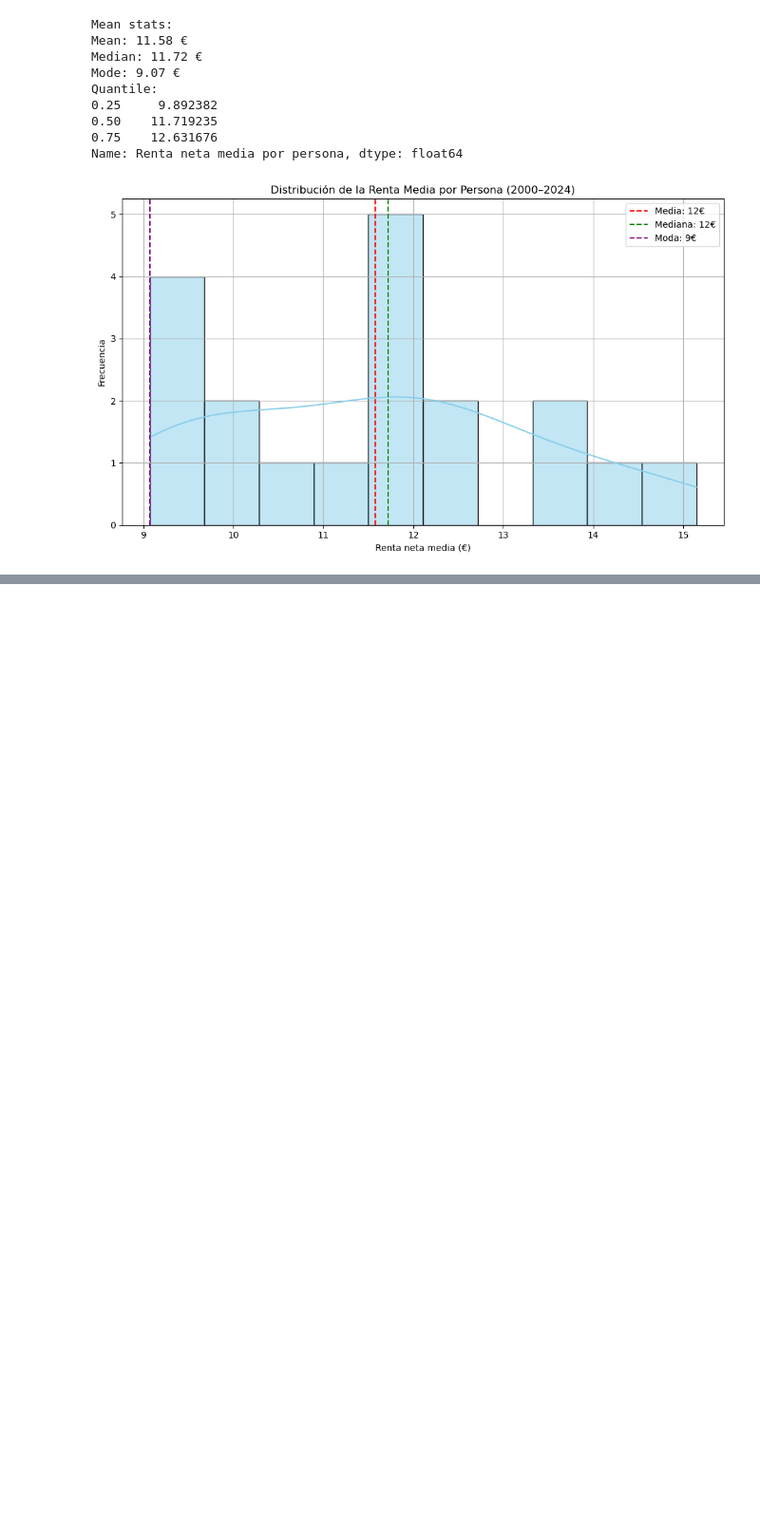
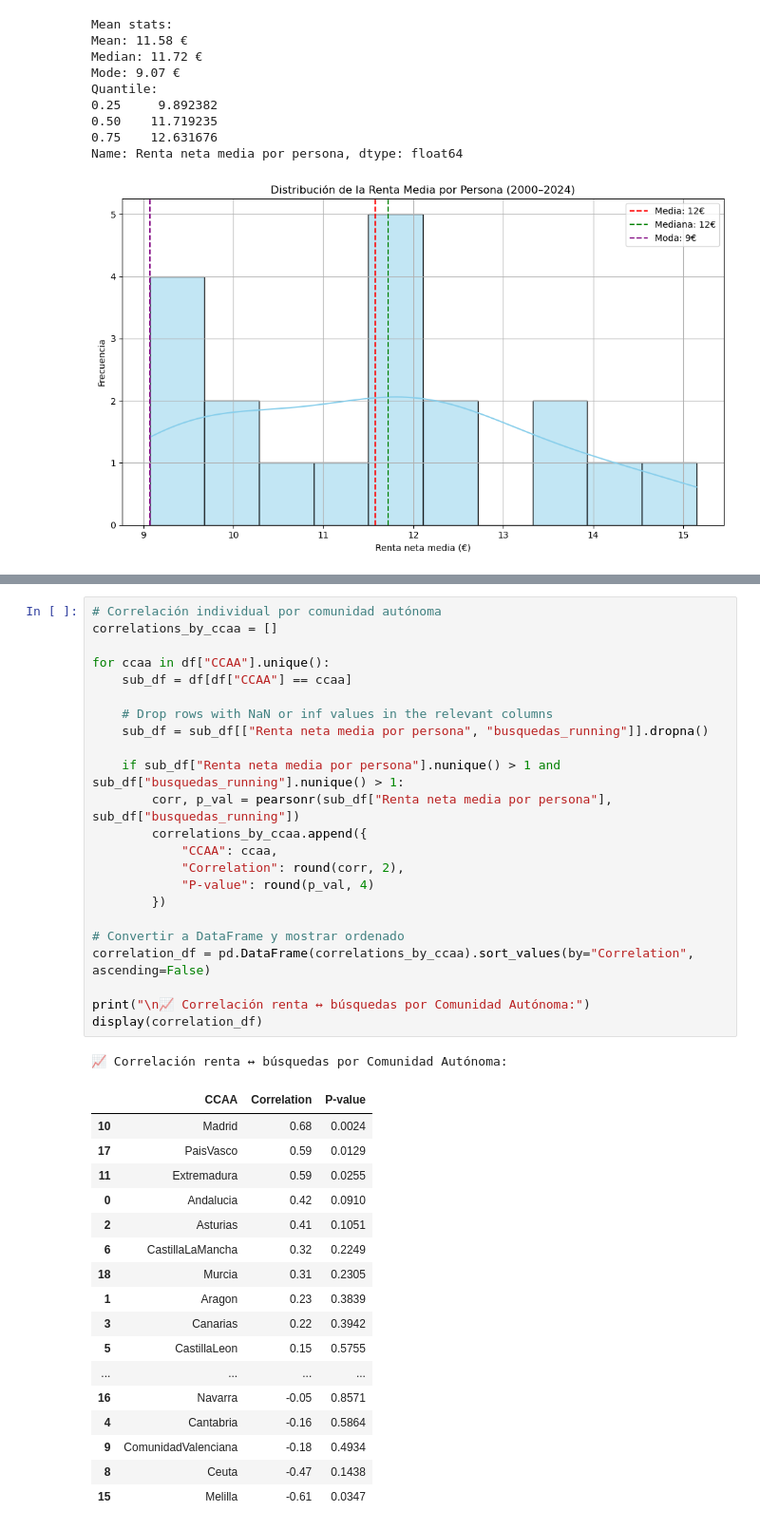
Before and after one commit to EvaMartinMoreno/running-trends, a Jupyter notebook: notebooks/stats_notes.ipynb, the cells around one changed output, grey strips where cells are left out. Shown at 95% size. Cells and saved outputs as stored; diff of their text form; blank space fills up the shorter version.

```diff
--- a/notebooks/stats_notes.ipynb
+++ b/notebooks/stats_notes.ipynb
@@ -379,0 +599,42 @@ NameError: name 'running_dataset' is not defined
+# %%
+# Correlación individual por comunidad autónoma
+correlations_by_ccaa = []
+
+for ccaa in df["CCAA"].unique():
+    sub_df = df[df["CCAA"] == ccaa]
+
+    # Drop rows with NaN or inf values in the relevant columns
+    sub_df = sub_df[["Renta neta media por persona", "busquedas_running"]].dropna()
+
+    if sub_df["Renta neta media por persona"].nunique() > 1 and sub_df["busquedas_running"].nunique() > 1:
+        corr, p_val = pearsonr(sub_df["Renta neta media por persona"], sub_df["busquedas_running"])
+        correlations_by_ccaa.append({
+            "CCAA": ccaa,
+            "Correlation": round(corr, 2),
+            "P-value": round(p_val, 4)
+        })
+
+# Convertir a DataFrame y mostrar ordenado
+correlation_df = pd.DataFrame(correlations_by_ccaa).sort_values(by="Correlation", ascending=False)
+
+print("\n📈 Correlación renta ↔ búsquedas por Comunidad Autónoma:")
+display(correlation_df)
+# %% [output]
+📈 Correlación renta ↔ búsquedas por Comunidad Autónoma:
+|  | CCAA | Correlation | P-value |
+| 10 | Madrid | 0.68 | 0.0024 |
+| 17 | PaisVasco | 0.59 | 0.0129 |
+| 11 | Extremadura | 0.59 | 0.0255 |
+| 0 | Andalucia | 0.42 | 0.0910 |
+| 2 | Asturias | 0.41 | 0.1051 |
+| 6 | CastillaLaMancha | 0.32 | 0.2249 |
+| 18 | Murcia | 0.31 | 0.2305 |
+| 1 | Aragon | 0.23 | 0.3839 |
+| 3 | Canarias | 0.22 | 0.3942 |
+| 5 | CastillaLeon | 0.15 | 0.5755 |
+| ... | ... | ... | ... |
+| 16 | Navarra | -0.05 | 0.8571 |
+| 4 | Cantabria | -0.16 | 0.5864 |
+| 9 | ComunidadValenciana | -0.18 | 0.4934 |
+| 8 | Ceuta | -0.47 | 0.1438 |
+| 15 | Melilla | -0.61 | 0.0347 |
```
Also changed, not shown: parts of 4 cells of this notebook, 4 other files.
